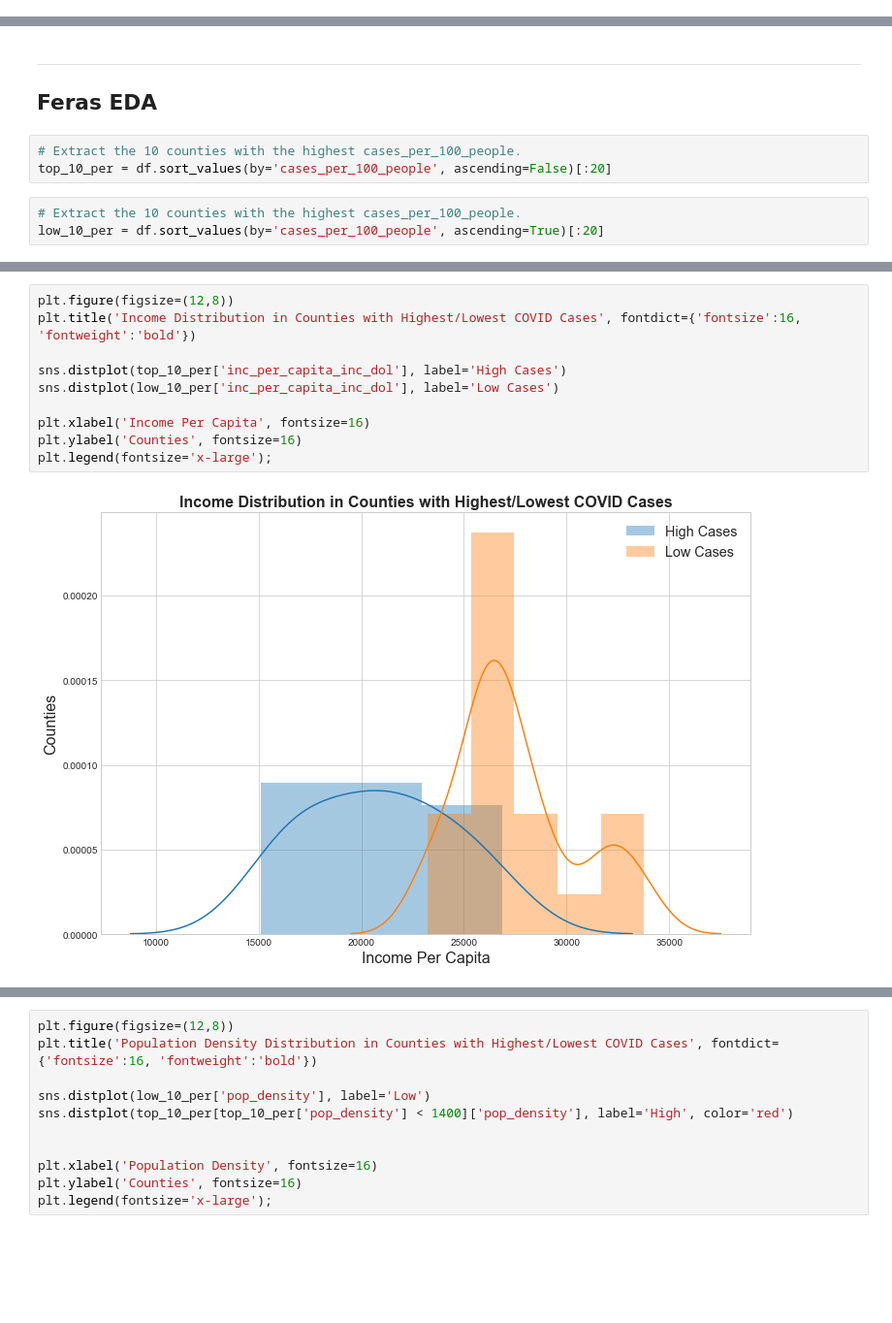
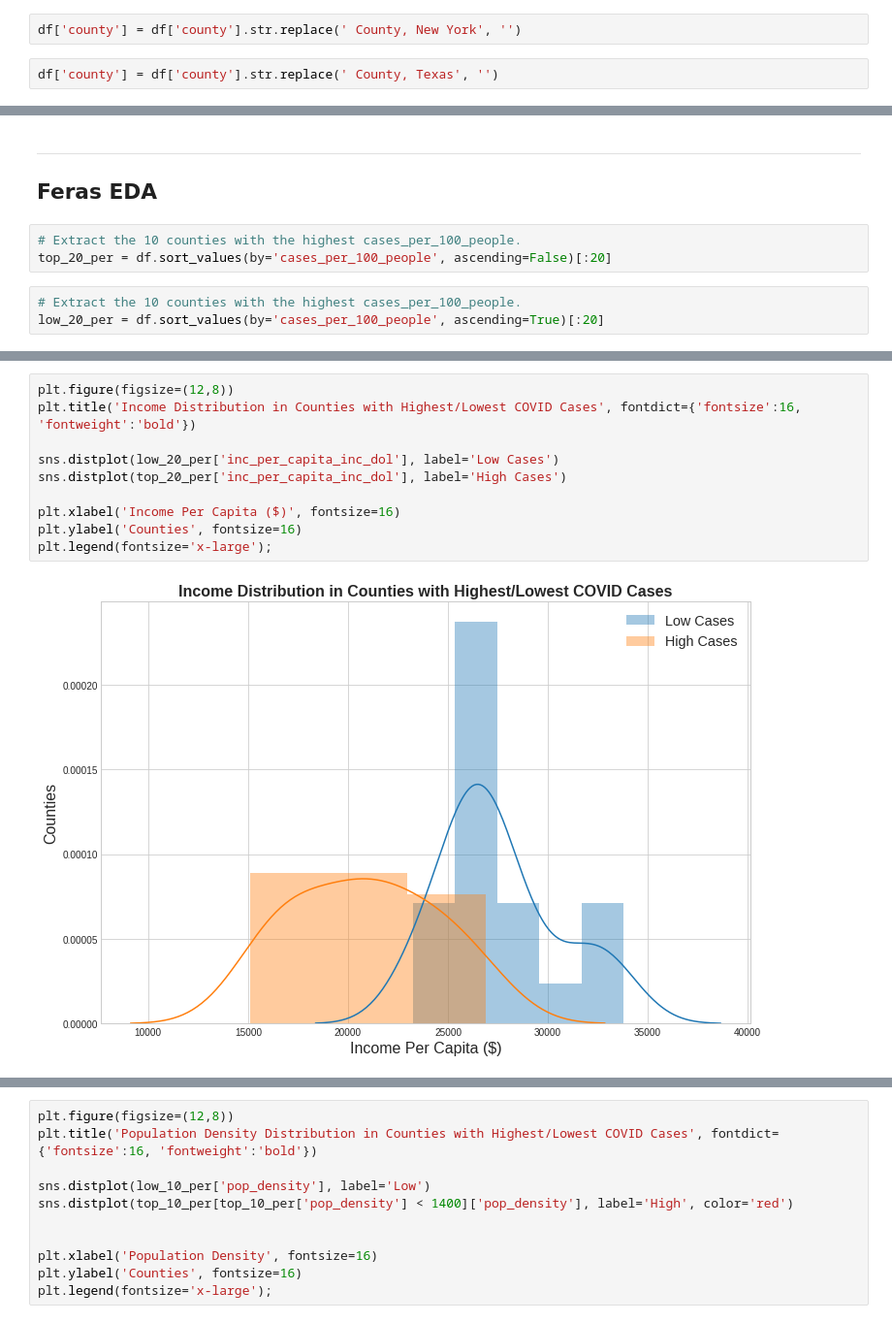
Before and after one commit to cxclark/covid19-analysis, a Jupyter notebook: code/04_eda_preprocessing_5_states.ipynb, the cells around one changed output, grey strips where cells are left out. Shown at 97% size. Saved outputs shown, nothing was run; the diff lists cells and outputs as text; blank space fills up the shorter version.

```diff
--- a/code/04_eda_preprocessing_5_states.ipynb
+++ b/code/04_eda_preprocessing_5_states.ipynb
@@ -39,3 +51,7 @@ df['state'] = pd.np.where(df['county_state'].str.contains('California'), 'Califo
+# %%
+df['county'] = df['county'].str.replace(' County, New York', '')
+# %%
+df['county'] = df['county'].str.replace(' County, Texas', '')
 # %% [markdown]
 ### Ordinal COVID Severity
 # %%
@@ -453,10 +455,10 @@ plt.title('Lowest COVID Death Rate Counties', fontsize=16);
 ## Feras EDA
 # %%
 # Extract the 10 counties with the highest cases_per_100_people.
-top_10_per = df.sort_values(by='cases_per_100_people', ascending=False)[:20]
+top_20_per = df.sort_values(by='cases_per_100_people', ascending=False)[:20]
 # %%
 # Extract the 10 counties with the highest cases_per_100_people.
-low_10_per = df.sort_values(by='cases_per_100_people', ascending=True)[:20]
+low_20_per = df.sort_values(by='cases_per_100_people', ascending=True)[:20]
 # %%
 plt.figure(figsize=(16,12))
 
@@ -488,15 +489,15 @@ plt.legend(fontsize='x-large');
 # %%
 plt.figure(figsize=(12,8))
 plt.title('Income Distribution in Counties with Highest/Lowest COVID Cases', fontdict={'fontsize':16, 'fontweight':'bold'})
 
-sns.distplot(top_10_per['inc_per_capita_inc_dol'], label='High Cases')
-sns.distplot(low_10_per['inc_per_capita_inc_dol'], label='Low Cases')
+sns.distplot(low_20_per['inc_per_capita_inc_dol'], label='Low Cases')
+sns.distplot(top_20_per['inc_per_capita_inc_dol'], label='High Cases')
 
-plt.xlabel('Income Per Capita', fontsize=16)
+plt.xlabel('Income Per Capita ($)', fontsize=16)
 plt.ylabel('Counties', fontsize=16)
 plt.legend(fontsize='x-large');
 # %% [output]
-[figure, old version]
+[figure, new version]
 # %%
 plt.figure(figsize=(12,8))
 plt.title('Mean Household Income Distribution in Counties with Highest/Lowest COVID Cases', fontdict={'fontsize':16, 'fontweight':'bold'})
```
Also changed, not shown: parts of 19 cells of this notebook, 1 other file.
